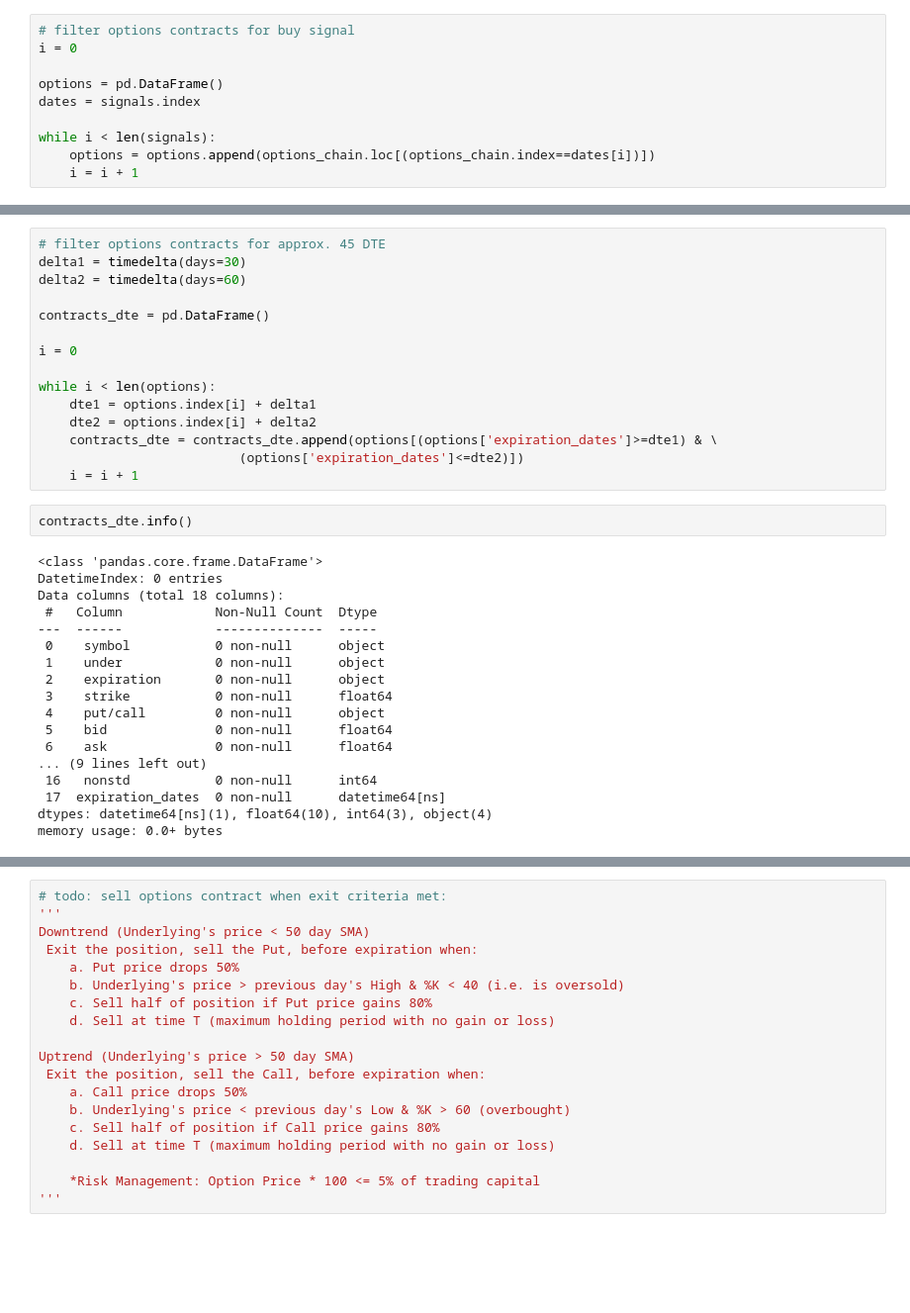
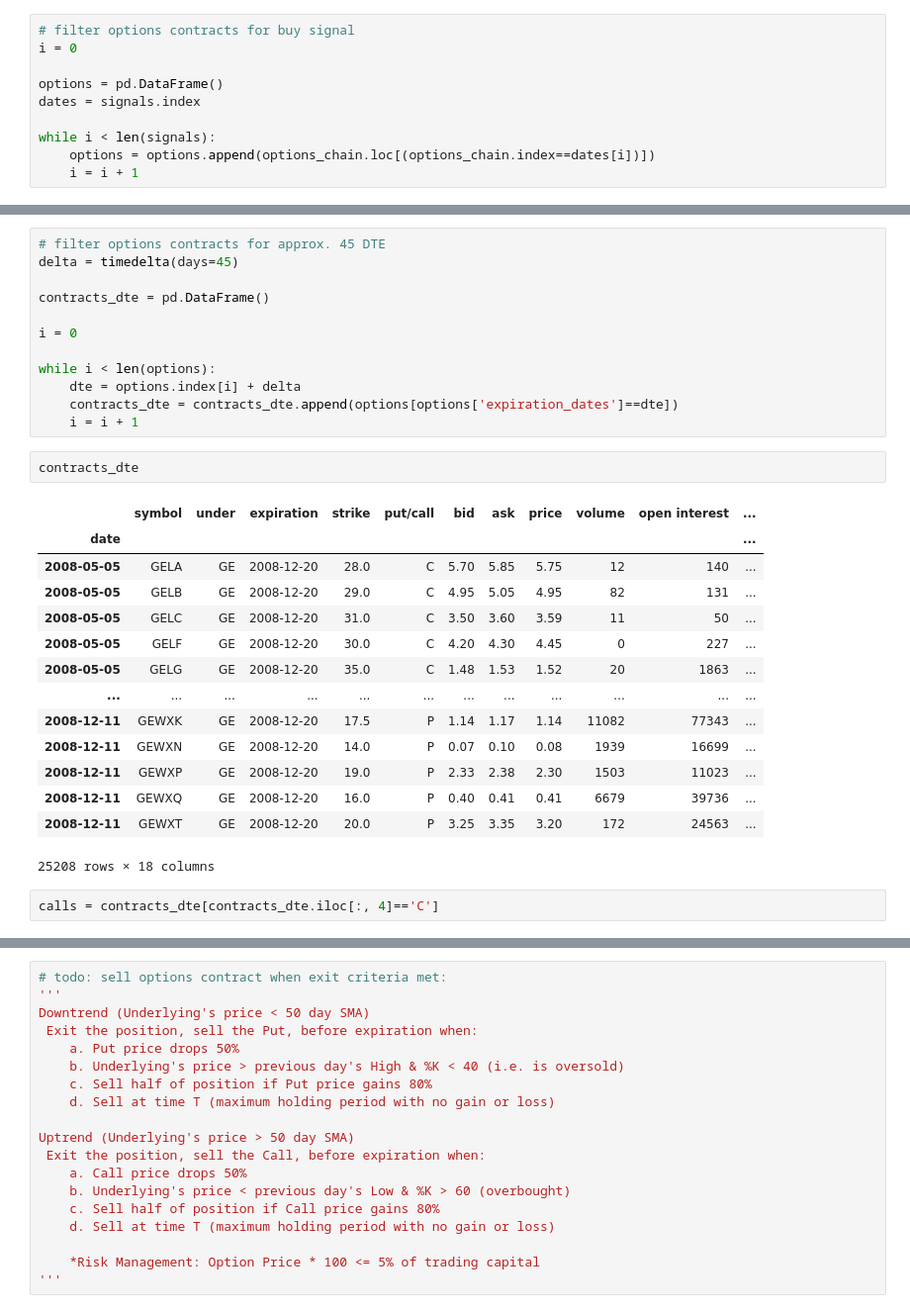
Before and after one commit to flooidio/tradebot, a Jupyter notebook: directional_strategy/options_directional_strategy.ipynb, the cells around one changed output, grey strips where cells are left out. Shown at 99% size. Saved outputs shown, nothing was run; the diff lists cells and outputs as text; blank space fills up the shorter version.

```diff
--- a/directional_strategy/options_directional_strategy.ipynb
+++ b/directional_strategy/options_directional_strategy.ipynb
@@ -316,35 +286,31 @@ options[0:10]
 # %%
 # filter options contracts for approx. 45 DTE
-delta1 = timedelta(days=30)
-delta2 = timedelta(days=60)
+delta = timedelta(days=45)
 
 contracts_dte = pd.DataFrame()
 
 i = 0
 
 while i < len(options):
-    dte1 = options.index[i] + delta1
-    dte2 = options.index[i] + delta2
-    contracts_dte = contracts_dte.append(options[(options['expiration_dates']>=dte1) & \
-                          (options['expiration_dates']<=dte2)])
+    dte = options.index[i] + delta
+    contracts_dte = contracts_dte.append(options[options['expiration_dates']==dte])
     i = i + 1
 # %%
-contracts_dte.info()
+contracts_dte
 # %% [output]
+|  | symbol | under | expiration | strike | put/call | bid | ask | price | volume | open interest | ... |
+| date |  |  |  |  |  |  |  |  |  |  | ... |
+| 2008-05-05 | GELA | GE | 2008-12-20 | 28.0 | C | 5.70 | 5.85 | 5.75 | 12 | 140 | ... |
+| 2008-05-05 | GELB | GE | 2008-12-20 | 29.0 | C | 4.95 | 5.05 | 4.95 | 82 | 131 | ... |
+| 2008-05-05 | GELC | GE | 2008-12-20 | 31.0 | C | 3.50 | 3.60 | 3.59 | 11 | 50 | ... |
+| 2008-05-05 | GELF | GE | 2008-12-20 | 30.0 | C | 4.20 | 4.30 | 4.45 | 0 | 227 | ... |
+| 2008-05-05 | GELG | GE | 2008-12-20 | 35.0 | C | 1.48 | 1.53 | 1.52 | 20 | 1863 | ... |
+| ... | ... | ... | ... | ... | ... | ... | ... | ... | ... | ... | ... |
+| 2008-12-11 | GEWXK | GE | 2008-12-20 | 17.5 | P | 1.14 | 1.17 | 1.14 | 11082 | 77343 | ... |
+| 2008-12-11 | GEWXN | GE | 2008-12-20 | 14.0 | P | 0.07 | 0.10 | 0.08 | 1939 | 16699 | ... |
+| 2008-12-11 | GEWXP | GE | 2008-12-20 | 19.0 | P | 2.33 | 2.38 | 2.30 | 1503 | 11023 | ... |
+| 2008-12-11 | GEWXQ | GE | 2008-12-20 | 16.0 | P | 0.40 | 0.41 | 0.41 | 6679 | 39736 | ... |
+| 2008-12-11 | GEWXT | GE | 2008-12-20 | 20.0 | P | 3.25 | 3.35 | 3.20 | 172 | 24563 | ... |
-<class 'pandas.core.frame.DataFrame'>
-DatetimeIndex: 0 entries
-Data columns (total 18 columns):
- #   Column            Non-Null Count  Dtype
----  ------            --------------  -----
- 0    symbol           0 non-null      object
- 1    under            0 non-null      object
- 2    expiration       0 non-null      object
- 3    strike           0 non-null      float64
- 4    put/call         0 non-null      object
- 5    bid              0 non-null      float64
- 6    ask              0 non-null      float64
-... (9 lines left out)
- 16   nonstd           0 non-null      int64
- 17  expiration_dates  0 non-null      datetime64[ns]
-dtypes: datetime64[ns](1), float64(10), int64(3), object(4)
-memory usage: 0.0+ bytes
+25208 rows × 18 columns
+# %%
+calls = contracts_dte[contracts_dte.iloc[:, 4]=='C']
```
Also changed, not shown: parts of 21 cells of this notebook.
